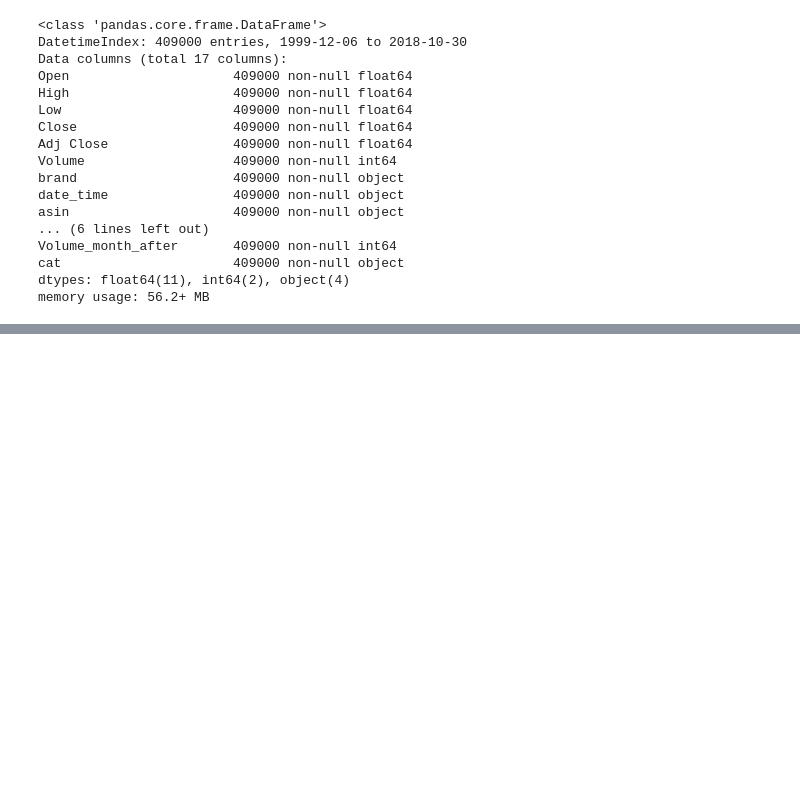
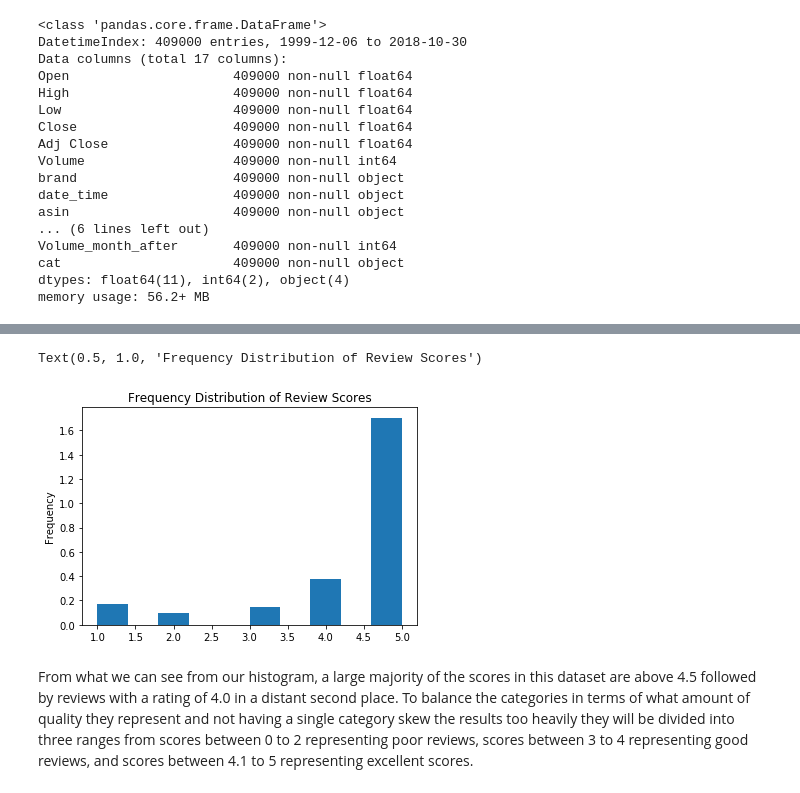
Before and after one commit to jdinello/amazon_reviews_share_price_prediction, a Jupyter notebook: Feature_Engineering.ipynb, the cells around one changed output, grey strips where cells are left out. Saved outputs shown, nothing was run; the diff lists cells and outputs as text; code cells hidden in the pictures; blank space fills up the shorter version.

```diff
--- a/Feature_Engineering.ipynb
+++ b/Feature_Engineering.ipynb
@@ -35,2 +90,10 @@ def monthly_change(df, col):
 tools['avg_price_daily'] = (tools['Open'] + tools['Close'])/2
 tools['avg_price_daily_month_after'] = (tools['Open_month_after'] + tools['Close_month_after'])/2
+# %%
+# To get the market cap for a stock for a given day the avg_price is multiplied by the volume
+tools['market_cap'] = tools['avg_price_daily'] * tools['Volume']
+tools['market_cap_month_after'] = tools['avg_price_daily_month_after'] * tools['Volume_month_after']
+tools['Volume_monthly_change'] = monthly_change(df=tools, col='Volume')
+# Using our monthly_change function the daily stock price and market cap monthly changes are generated into their own features
+tools['avg_price_monthly_change'] = monthly_change(df=tools, col='avg_price_daily')
+tools['market_cap_monthly_change'] = monthly_change(df=tools, col='market_cap')
@@ -36,0 +103,8 @@ tools['avg_price_daily_month_after'] = (tools['Open_month_after'] + tools['Close
+# %%
+tools['overall'].plot(kind='hist', density=True, bins=10)
+plt.title('Frequency Distribution of Review Scores')
+# %% [output]
+Text(0.5, 1.0, 'Frequency Distribution of Review Scores')
+[figure, added]
+# %% [markdown]
+From what we can see from our histogram, a large majority of the scores in this dataset are above 4.5 followed by reviews with a rating of 4.0 in a distant second place. To balance the categories in terms of what amount of quality they represent and not having a single category skew the results too heavily they will be divided into three ranges from scores between 0 to 2 representing poor reviews, scores between 3 to 4 representing good reviews, and scores between 4.1 to 5 representing excellent scores.
```
Also changed, not shown: parts of 86 cells of this notebook.
